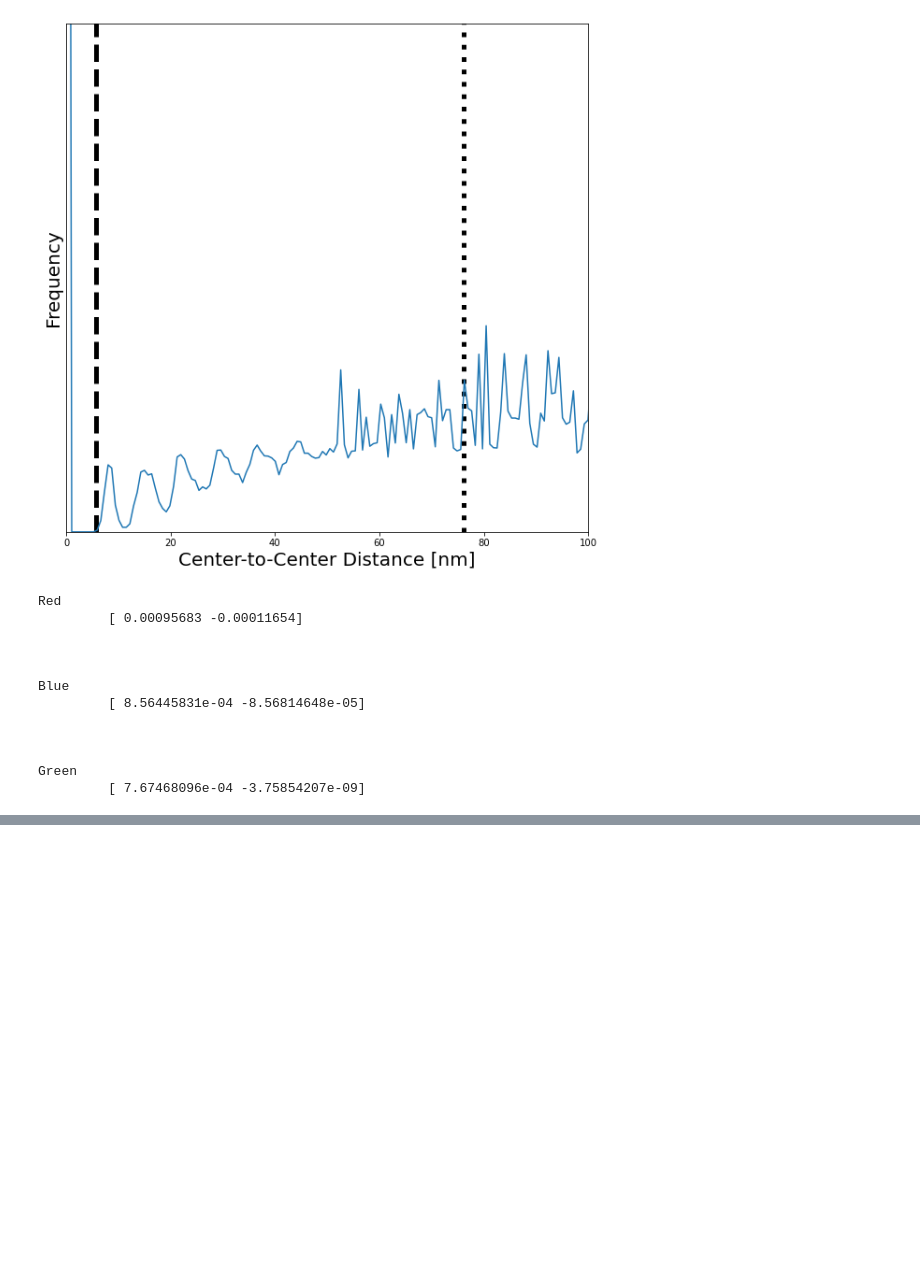
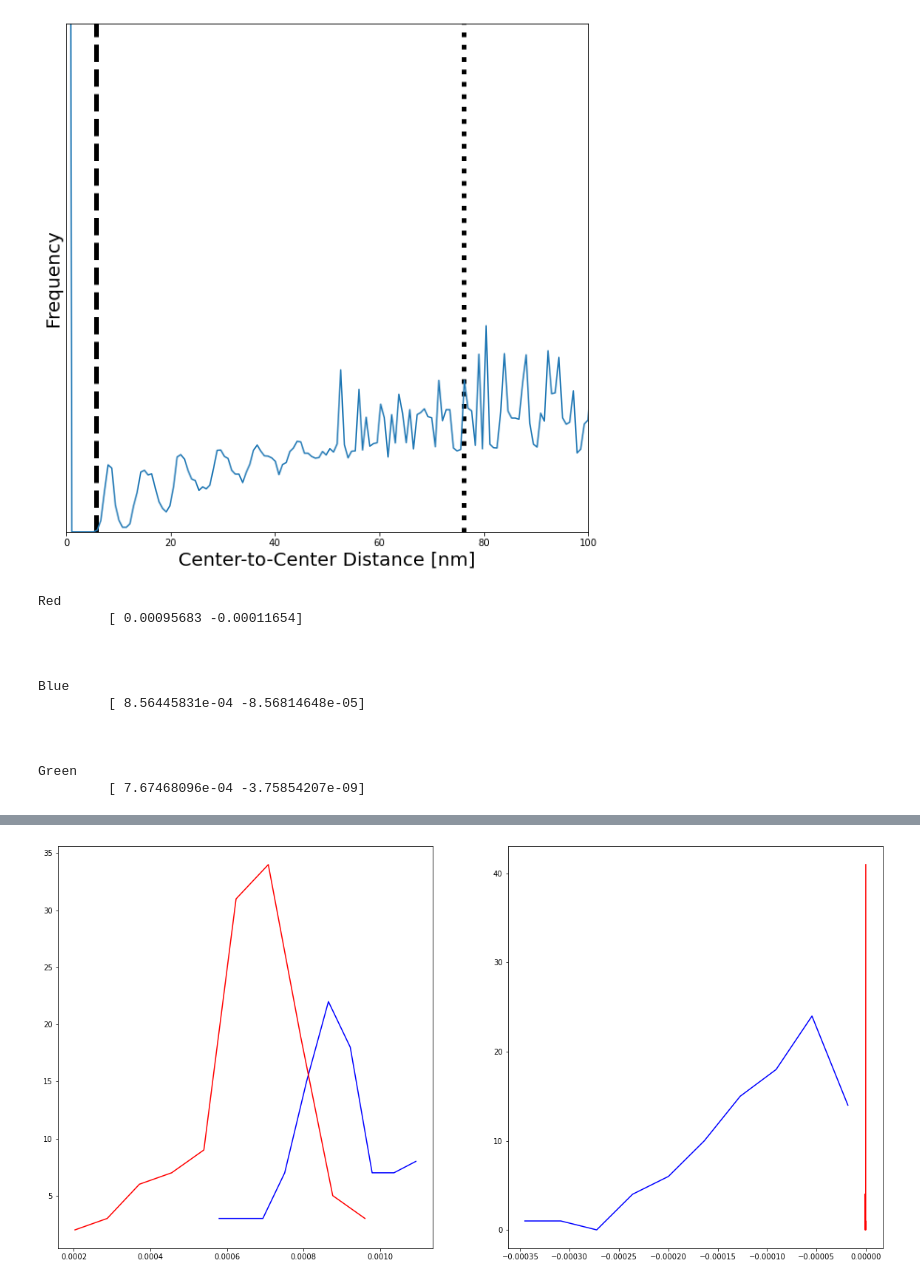
Before and after one commit to jhorwath/CompetitiveGrowth, a Jupyter notebook: data/CompetitiveGrowth.ipynb, the cells around one changed output, grey strips where cells are left out. Drawn from its saved outputs; the diff is of its cells as text; code cells hidden in the pictures; blank space fills up the shorter version.

```diff
--- a/data/CompetitiveGrowth.ipynb
+++ b/data/CompetitiveGrowth.ipynb
@@ -963,0 +1035,97 @@ plt.tight_layout()
+# %%
+n = 0
+
+params_evap = []
+
+for particle in complete_evap:
+    p = particles.get_group(particle)
+    r = np.array(p['d']/2)
+    t = np.array(p['time'])
+
+    time_cutoff = int(800 / 5)
+
+    w = np.ones_like(t)
+    w[0] = 10
+    w[-1] = 10
+    w[time_cutoff:] = 2
+    spl = UnivariateSpline(t,r,w=w,k=5,s=1)
+    deriv = spl.derivative()
+
+    fit = optimize.least_squares(residuals_constrained,x0=x0,args=(spl(t[time_cutoff:]),deriv(t[time_cutoff:])),bounds=bounds,max_nfev=10000,verbose=0,xtol=None,loss='linear')
+    params_evap.append(fit.x)
+
+    n += 1
+
+
+n = 0
+params_dontevap = []
+
+for particle in dont_shrink:
+    p = particles.get_group(particle)
+    if len(p) < 5:
+        continue
+    r = np.array(p['d']/2)
+    t = np.array(p['time'])
+
+    time_cutoff = int(800 / 5)
+
+    w = np.ones_like(t)
+    w[0] = 10
+    w[-1] = 10
+    w[time_cutoff:] = 2
+    spl = UnivariateSpline(t,r,w=w,k=5,s=1)
+    deriv = spl.derivative()
+
+    fit = optimize.least_squares(residuals_constrained,x0=x0,args=(spl(t[time_cutoff:]),deriv(t[time_cutoff:])),bounds=bounds,max_nfev=10000,verbose=0,xtol=None,loss='linear')
+    params_dontevap.append(fit.x)
+    n += 1
+
+a2_e = []
+a3_e = []
+for i in range(len(complete_evap)):
+    a2_e.append(params_evap[i][0])
+    a3_e.append(params_evap[i][1])
+
+mz_a2_e,t_a2_e = modified_z(a2_e,3.5)
+mz_a3_e,t_a3_e = modified_z(a3_e,3.5)
+a2_e = np.array(a2_e)[np.where(mz_a2_e[:] <= 3.5)[0]]
+a3_e = np.array(a3_e)[np.where(mz_a3_e[:] <= 3.5)]
+
+a2_d = []
+a3_d = []
+for i in range(len(dont_shrink)):
+    a2_d.append(params_dontevap[i][0])
+    a3_d.append(params_dontevap[i][1])
+
+mz_a2_d,t_a2_d = modified_z(a2_d,3.5)
+mz_a3_d,t_a3_d = modified_z(a3_d,3.5)
+a2_d = np.array(a2_d)[np.where(mz_a2_d[:] <= 3.5)]
+a3_d = np.array(a3_d)[np.where(mz_a3_d[:] <= 3.5)]
+
+
+f,a = plt.subplots(figsize=(20,10),ncols=2)
+
+counts_a2_e,edges_a2_e = np.histogram(a2_e,bins=10)
+centers_a2_e = (edges_a2_e[:-1] + edges_a2_e[1:]) / 2
+
+counts_a3_e,edges_a3_e = np.histogram(a3_e[a3_e[:] > -1],bins=10)
+centers_a3_e = (edges_a3_e[:-1] + edges_a3_e[1:]) / 2
+
+counts_a2_d,edges_a2_d = np.histogram(a2_d,bins=10)
+centers_a2_d = (edges_a2_d[:-1] + edges_a2_d[1:]) / 2
+
+counts_a3_d,edges_a3_d = np.histogram(a3_d[a3_d[:] > -0.000001],bins=10)
+centers_a3_d = (edges_a3_d[:-1] + edges_a3_d[1:]) / 2
+
+a[0].plot(centers_a2_e,counts_a2_e,color='blue',label='evap')
+a[0].plot(centers_a2_d,counts_a2_d,color='red',label='dont evap')
+
+a[1].plot(centers_a3_e,counts_a3_e,color='blue',label='evap')
+a[1].plot(centers_a3_d,counts_a3_d,color='red',label='dont evap')
+
+t_a2,p_a2 = stats.ttest_ind(a2_e,a2_d)
+print('t: {}, p: {}'.format(t_a2,p_a2))
+
+t_a3,p_a3 = stats.ttest_ind(a3_e,a3_d)
+print('t: {}, p: {}'.format(t_a3,p_a3))
+# %% [output]
@@ -963,0 +1134 @@ plt.tight_layout()
+[figure, added]
```
Also changed, not shown: parts of 5 cells of this notebook.
